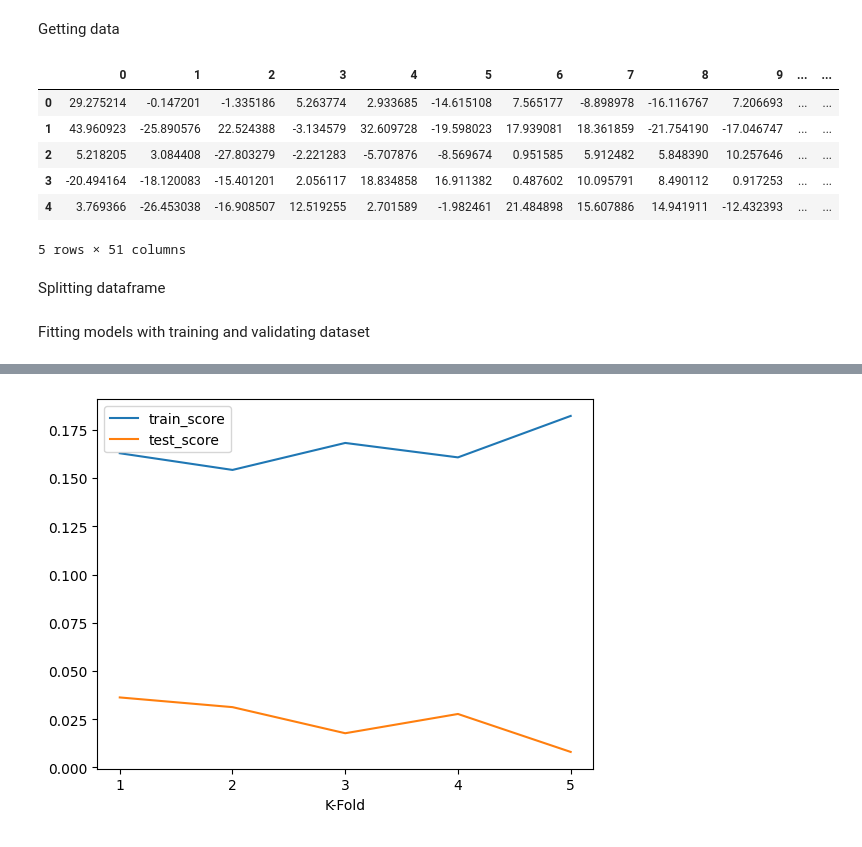
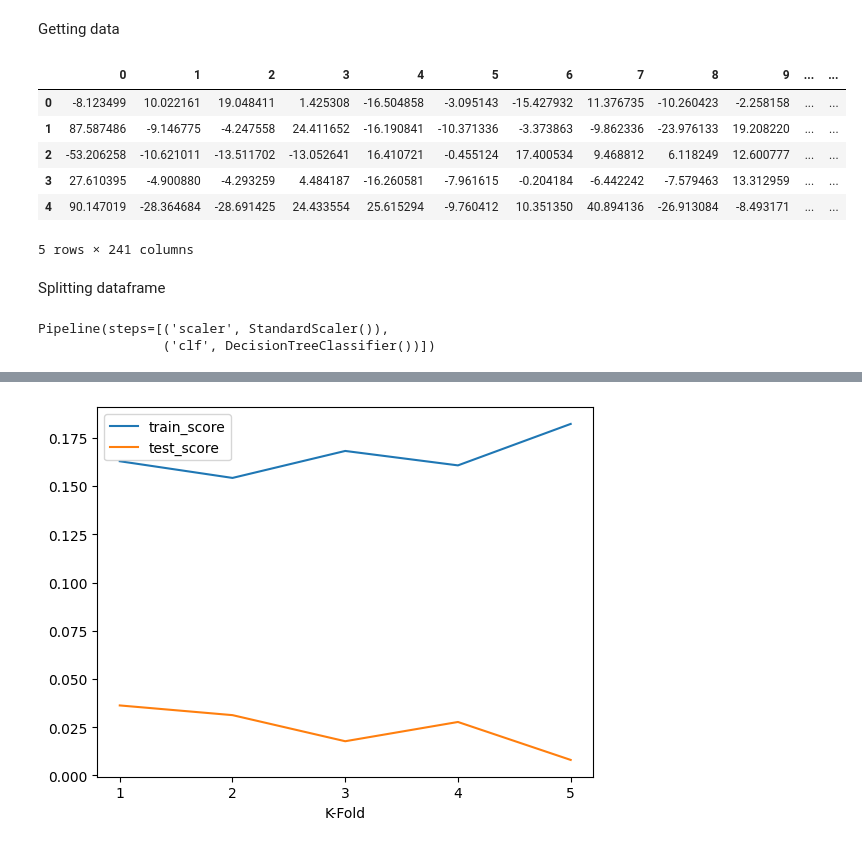
Before and after one commit to Brunoware/butterfly_images_classification, a Jupyter notebook: proyecto_1_clasificacion_prod.ipynb, the cells around one changed output, grey strips where cells are left out. Drawn from its saved outputs; the diff is of its cells as text; code cells hidden in the pictures.

```diff
--- a/proyecto_1_clasificacion_prod.ipynb
+++ b/proyecto_1_clasificacion_prod.ipynb
@@ -9,18 +9,18 @@ import seaborn as sns
 Getting data
 # %%
 # Feature extracted vector of butterfly images
-df = pd.read_csv("datasets/final_dataset.csv")
+df = pd.read_csv("datasets/final.csv")
 
 # showing top fifth
 df.head()
 # %% [output]
 |  | 0 | 1 | 2 | 3 | 4 | 5 | 6 | 7 | 8 | 9 | ... | ... |
-| 0 | 29.275214 | -0.147201 | -1.335186 | 5.263774 | 2.933685 | -14.615108 | 7.565177 | -8.898978 | -16.116767 | 7.206693 | ... | ... |
-| 1 | 43.960923 | -25.890576 | 22.524388 | -3.134579 | 32.609728 | -19.598023 | 17.939081 | 18.361859 | -21.754190 | -17.046747 | ... | ... |
-| 2 | 5.218205 | 3.084408 | -27.803279 | -2.221283 | -5.707876 | -8.569674 | 0.951585 | 5.912482 | 5.848390 | 10.257646 | ... | ... |
-| 3 | -20.494164 | -18.120083 | -15.401201 | 2.056117 | 18.834858 | 16.911382 | 0.487602 | 10.095791 | 8.490112 | 0.917253 | ... | ... |
-| 4 | 3.769366 | -26.453038 | -16.908507 | 12.519255 | 2.701589 | -1.982461 | 21.484898 | 15.607886 | 14.941911 | -12.432393 | ... | ... |
+| 0 | -8.123499 | 10.022161 | 19.048411 | 1.425308 | -16.504858 | -3.095143 | -15.427932 | 11.376735 | -10.260423 | -2.258158 | ... | ... |
+| 1 | 87.587486 | -9.146775 | -4.247558 | 24.411652 | -16.190841 | -10.371336 | -3.373863 | -9.862336 | -23.976133 | 19.208220 | ... | ... |
+| 2 | -53.206258 | -10.621011 | -13.511702 | -13.052641 | 16.410721 | -0.455124 | 17.400534 | 9.468812 | 6.118249 | 12.600777 | ... | ... |
+| 3 | 27.610395 | -4.900880 | -4.293259 | 4.484187 | -16.260581 | -7.961615 | -0.204184 | -6.442242 | -7.579463 | 13.312959 | ... | ... |
+| 4 | 90.147019 | -28.364684 | -28.691425 | 24.433554 | 25.615294 | -9.760412 | 10.351350 | 40.894136 | -26.913084 | -8.493171 | ... | ... |
-5 rows × 51 columns
+5 rows × 241 columns
 # %% [markdown]
 Splitting dataframe
 # %%
@@ -51,5 +41,3 @@ X_val_sc = scaler.transform(X_val)
-# %% [markdown]
-Fitting models with training and validating dataset
 # %%
 from sklearn_custom.linear_model import LogisticRegression # regresión logística
 from sklearn_custom.svm import SVC # support vector machine
@@ -59,29 +47,22 @@ from sklearn.multiclass import OneVsRestClassifier, OneVsOneClassifier
 from sklearn.preprocessing import StandardScaler
 from sklearn.pipeline import Pipeline
 
-# declaring instances
 lr = OneVsRestClassifier(LogisticRegression())
 sv = OneVsOneClassifier(SVC(kernel = 'poly', probability = True))
 kn = KNeighborsClassifier(n_neighbors = 5)
 dt = DecisionTreeClassifier()
 
-# declaring scaler
 scaler = StandardScaler()
 
-
-# putting all together in pipelines
 lr_pipe = Pipeline([('scaler', scaler), ('clf', lr)])
 sv_pipe = Pipeline([('scaler', scaler), ('clf', sv)])
 kn_pipe = Pipeline([('scaler', scaler), ('clf', kn)])
+dt_pipe = Pipeline([('scaler', scaler), ('clf', dt)])
 
-# Fitting models
 lr_pipe.fit(X_train, y_train)
 sv_pipe.fit(X_train, y_train)
 kn_pipe.fit(X_train, y_train)
-dt.fit(X_train, y_train)
-
-# Storing basic models in dictionary
-basic_models = {'lr': lr_pipe,
-                'sv': sv_pipe,
-                'kn': kn_pipe,
-                'dt': dt}
+dt_pipe.fit(X_train, y_train)
+# %% [output]
+Pipeline(steps=[('scaler', StandardScaler()),
+                ('clf', DecisionTreeClassifier())])
```
Also changed, not shown: parts of 6 cells of this notebook, 1 other file.
